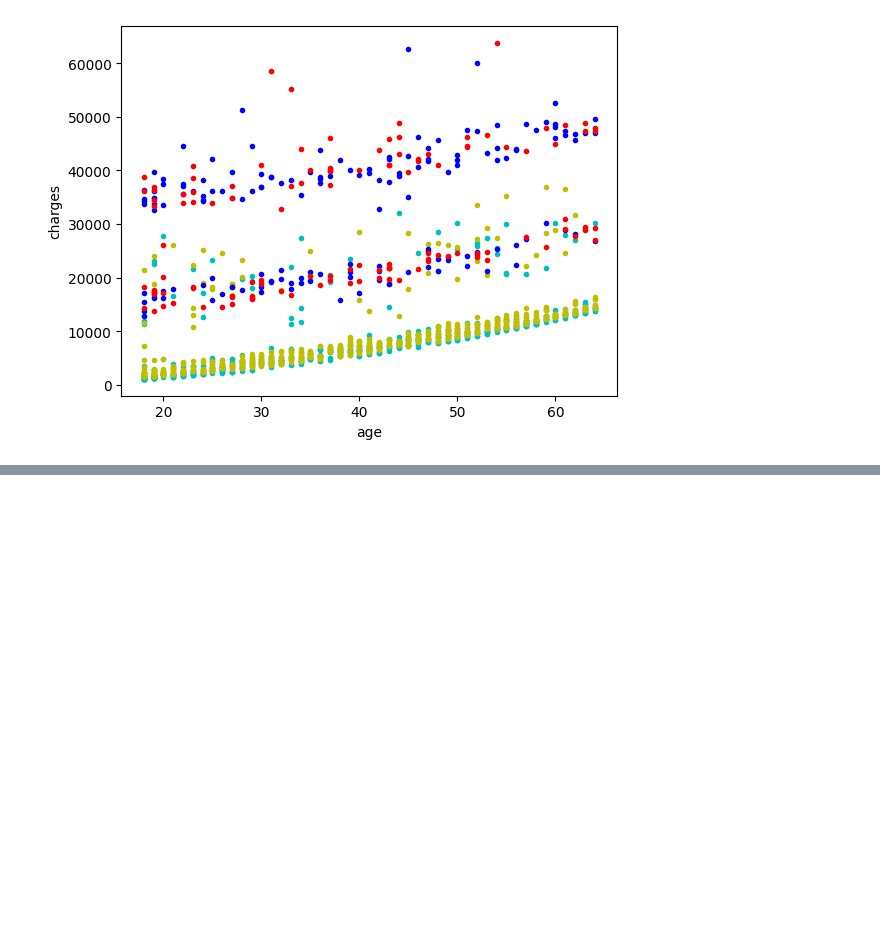
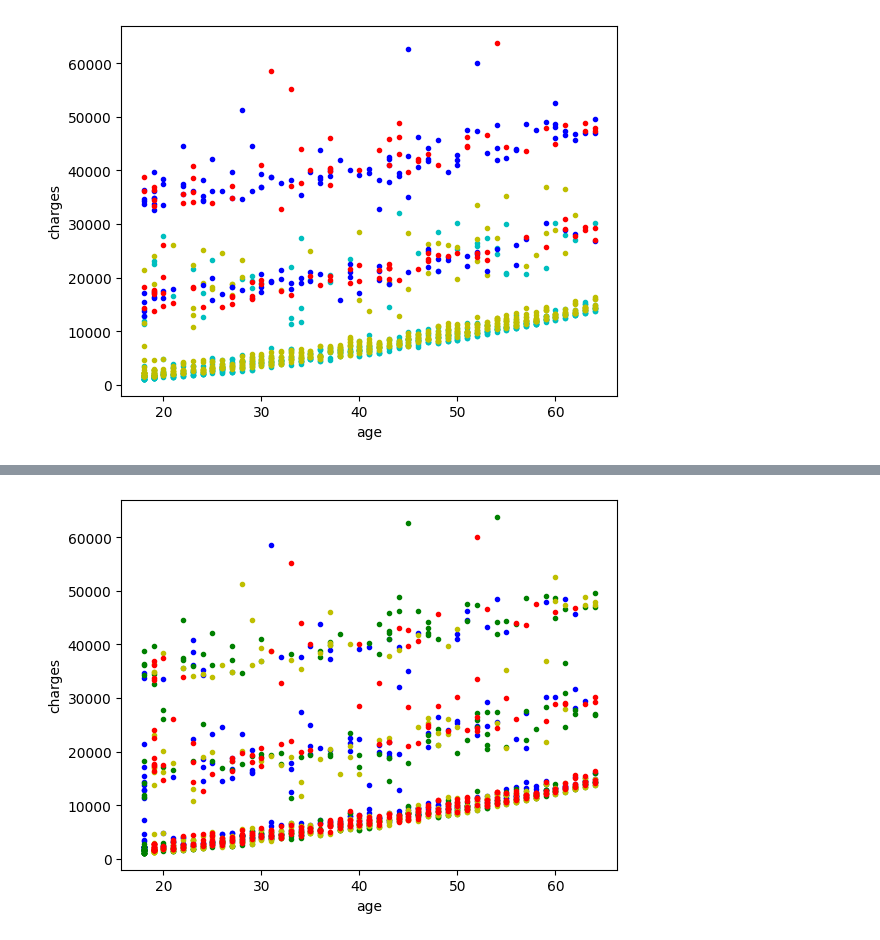
Before and after one commit to NicoCasso/Assur_aimant, a Jupyter notebook: nettoyage_analyse.ipynb, the cells around one changed output, grey strips where cells are left out. Cells and saved outputs as stored; diff of their text form; code cells hidden in the pictures; blank space fills up the shorter version.

```diff
--- a/nettoyage_analyse.ipynb
+++ b/nettoyage_analyse.ipynb
@@ -116,0 +178,23 @@ plt.show()
+# %%
+df_northeast = dataframe2[(dataframe2["is_north"] == 1) & (dataframe2["is_west"] == 0)]
+df_southeast = dataframe2[(dataframe2["is_north"] == 0) & (dataframe2["is_west"] == 0)]
+df_southwest = dataframe2[(dataframe2["is_north"] == 0) & (dataframe2["is_west"] == 1)]
+df_northwest = dataframe2[(dataframe2["is_north"] == 1) & (dataframe2["is_west"] == 1)]
+
+data_NE = np.array(df_northeast, dtype=float)
+data_SE = np.array(df_southeast, dtype=float)
+data_SW = np.array(df_southwest, dtype=float)
+data_NW = np.array(df_northwest, dtype=float)
+
+#Charges = f ( age )
+plt.xlabel("age")
+plt.ylabel("charges")
+plt.plot(data_NE[:, 0], data_NE[:, 3], "b.")
+plt.plot(data_SE[:, 0], data_SE[:, 3] ,"g.")
+plt.plot(data_SW[:, 0], data_SW[:, 3] ,"y.")
+plt.plot(data_NW[:, 0], data_NW[:, 3] ,"r.")
+
+
+plt.show()
+# %% [output]
+[figure, added]
```
Also changed, not shown: parts of 3 cells of this notebook, 2 other files.
